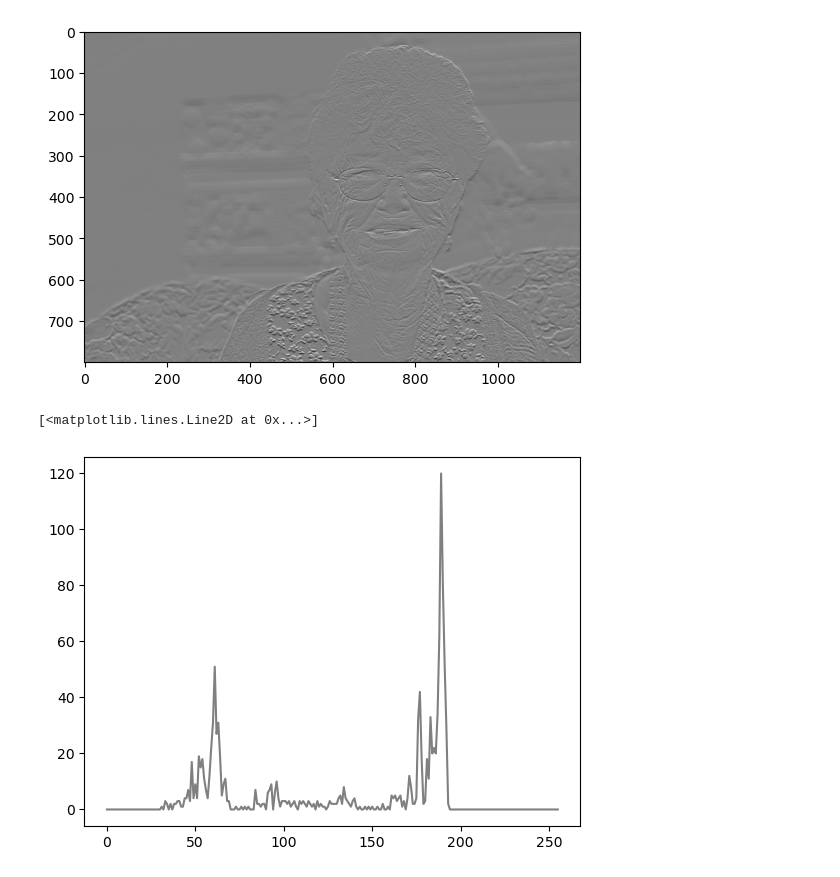
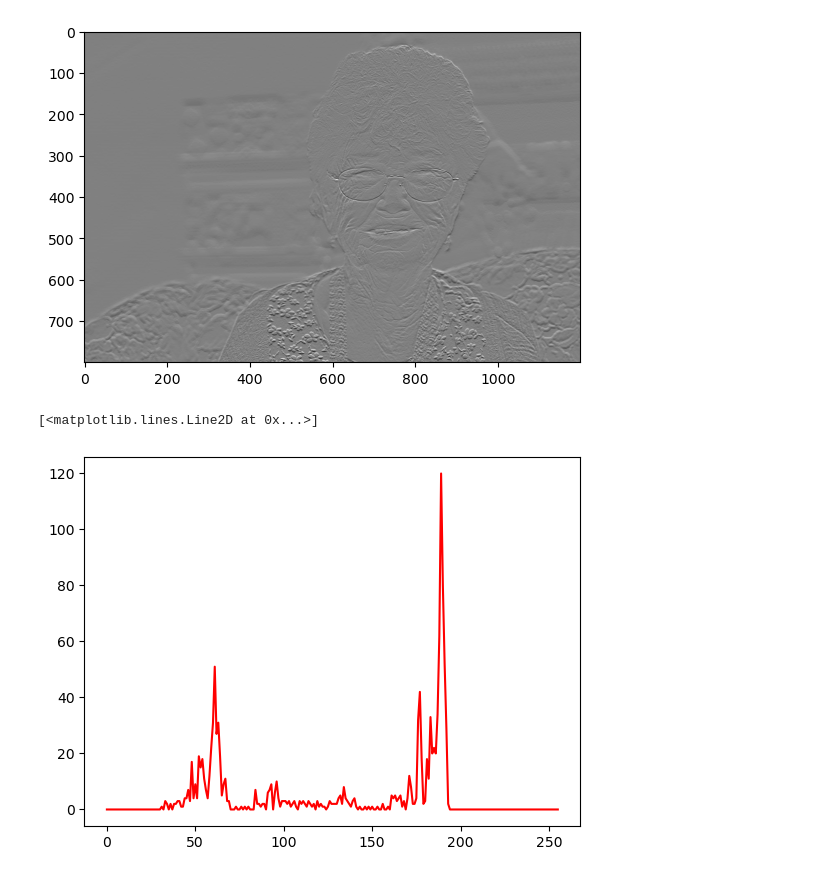
Before and after one commit to pacaicedo/pacaicedo.github.io, a Jupyter notebook: pres/pruebas.ipynb, the cells around one changed output. Drawn from its saved outputs; the diff is of its cells as text; code cells hidden in the pictures.

Commit message:
feat: PSIM Histogram

```diff
--- a/pres/pruebas.ipynb
+++ b/pres/pruebas.ipynb
@@ -100,7 +99,7 @@ plt.imshow(dst, cmap="gray")
 [figure]
 # %%
 elderly_hist = cv2.calcHist(elderly_gray, [0], None, [256], [0,256])
-plt.plot(elderly_hist, color="gray")
+plt.plot(elderly_hist, color="red")
 # %% [output]
 [<matplotlib.lines.Line2D at 0x...>]
-[figure, old version]
+[figure, new version]
```
Also changed, not shown: parts of 10 cells of this notebook, 13 other files.
